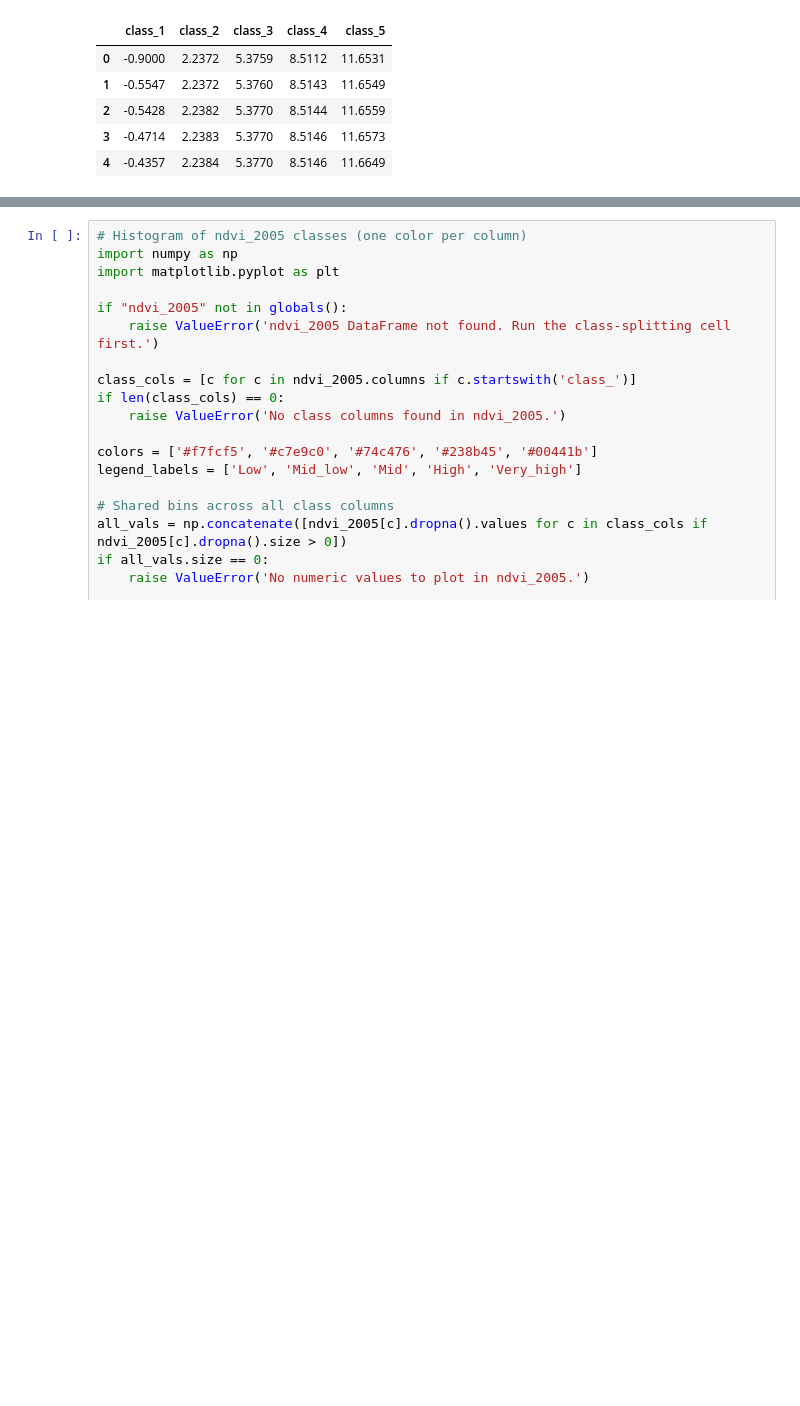
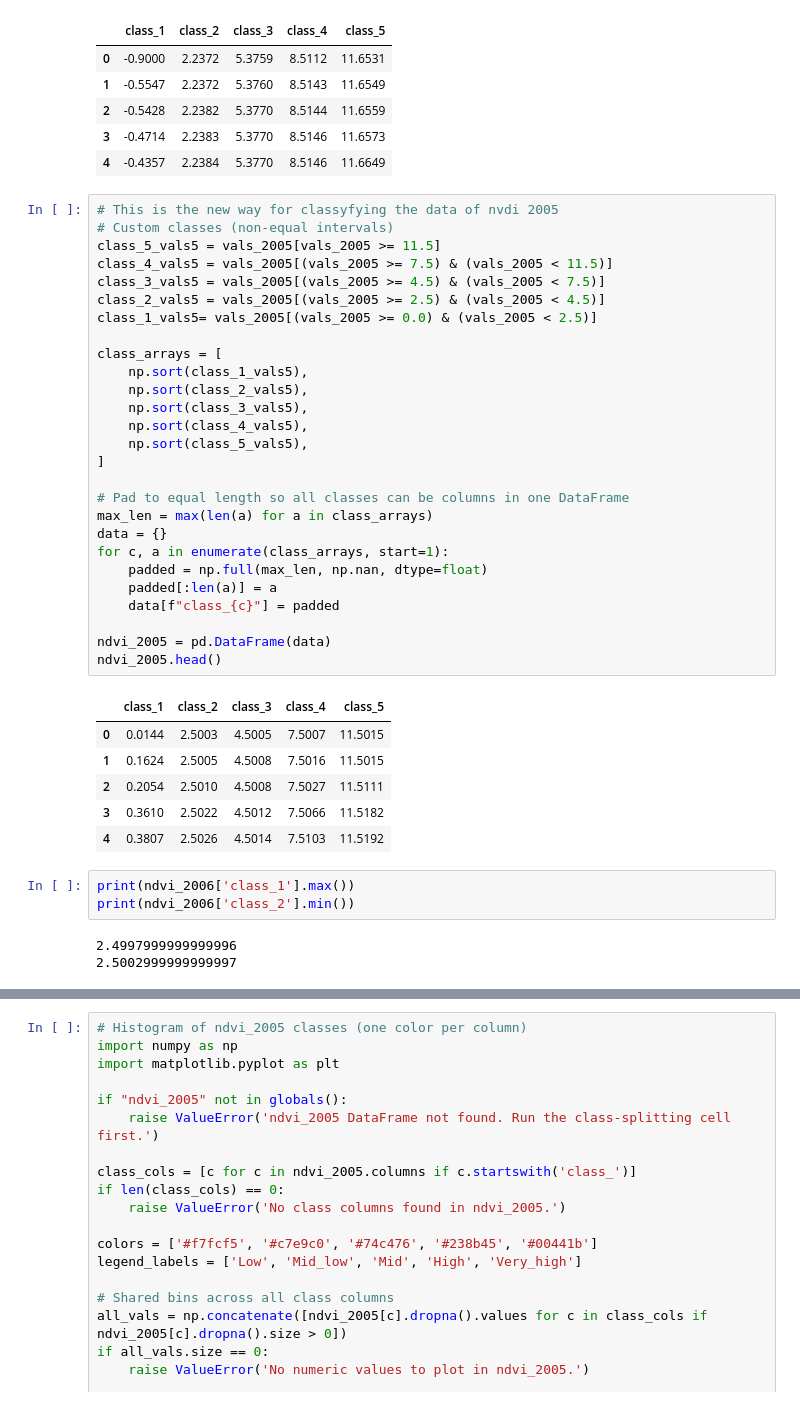
Before and after one commit to Thaer-F-Ali/CodexTestDemo, a Jupyter notebook: NumpyCodexTest.ipynb, the cells around one changed output, grey strips where cells are left out. Saved outputs shown, nothing was run; the diff lists cells and outputs as text; blank space fills up the shorter version.

```diff
--- a/NumpyCodexTest.ipynb
+++ b/NumpyCodexTest.ipynb
@@ -468,3 +471,43 @@ ndvi_2006.head()
 | 2 | -0.5428 | 2.2382 | 5.3770 | 8.5144 | 11.6559 |
 | 3 | -0.4714 | 2.2383 | 5.3770 | 8.5146 | 11.6573 |
 | 4 | -0.4357 | 2.2384 | 5.3770 | 8.5146 | 11.6649 |
+# %%
+# This is the new way for classyfying the data of nvdi 2005
+# Custom classes (non-equal intervals)
+class_5_vals5 = vals_2005[vals_2005 >= 11.5]
+class_4_vals5 = vals_2005[(vals_2005 >= 7.5) & (vals_2005 < 11.5)]
+class_3_vals5 = vals_2005[(vals_2005 >= 4.5) & (vals_2005 < 7.5)]
+class_2_vals5 = vals_2005[(vals_2005 >= 2.5) & (vals_2005 < 4.5)]
+class_1_vals5= vals_2005[(vals_2005 >= 0.0) & (vals_2005 < 2.5)]
+
+class_arrays = [
+    np.sort(class_1_vals5),
+    np.sort(class_2_vals5),
+    np.sort(class_3_vals5),
+    np.sort(class_4_vals5),
+    np.sort(class_5_vals5),
+]
+
+# Pad to equal length so all classes can be columns in one DataFrame
+max_len = max(len(a) for a in class_arrays)
+data = {}
+for c, a in enumerate(class_arrays, start=1):
+    padded = np.full(max_len, np.nan, dtype=float)
+    padded[:len(a)] = a
+    data[f"class_{c}"] = padded
+
+ndvi_2005 = pd.DataFrame(data)
+ndvi_2005.head()
+# %% [output]
+|  | class_1 | class_2 | class_3 | class_4 | class_5 |
+| 0 | 0.0144 | 2.5003 | 4.5005 | 7.5007 | 11.5015 |
+| 1 | 0.1624 | 2.5005 | 4.5008 | 7.5016 | 11.5015 |
+| 2 | 0.2054 | 2.5010 | 4.5008 | 7.5027 | 11.5111 |
+| 3 | 0.3610 | 2.5022 | 4.5012 | 7.5066 | 11.5182 |
+| 4 | 0.3807 | 2.5026 | 4.5014 | 7.5103 | 11.5192 |
+# %%
+print(ndvi_2006['class_1'].max())
+print(ndvi_2006['class_2'].min())
+# %% [output]
+2.4997999999999996
+2.5002999999999997
```
Also changed, not shown: parts of 7 cells of this notebook, 1 other file.
